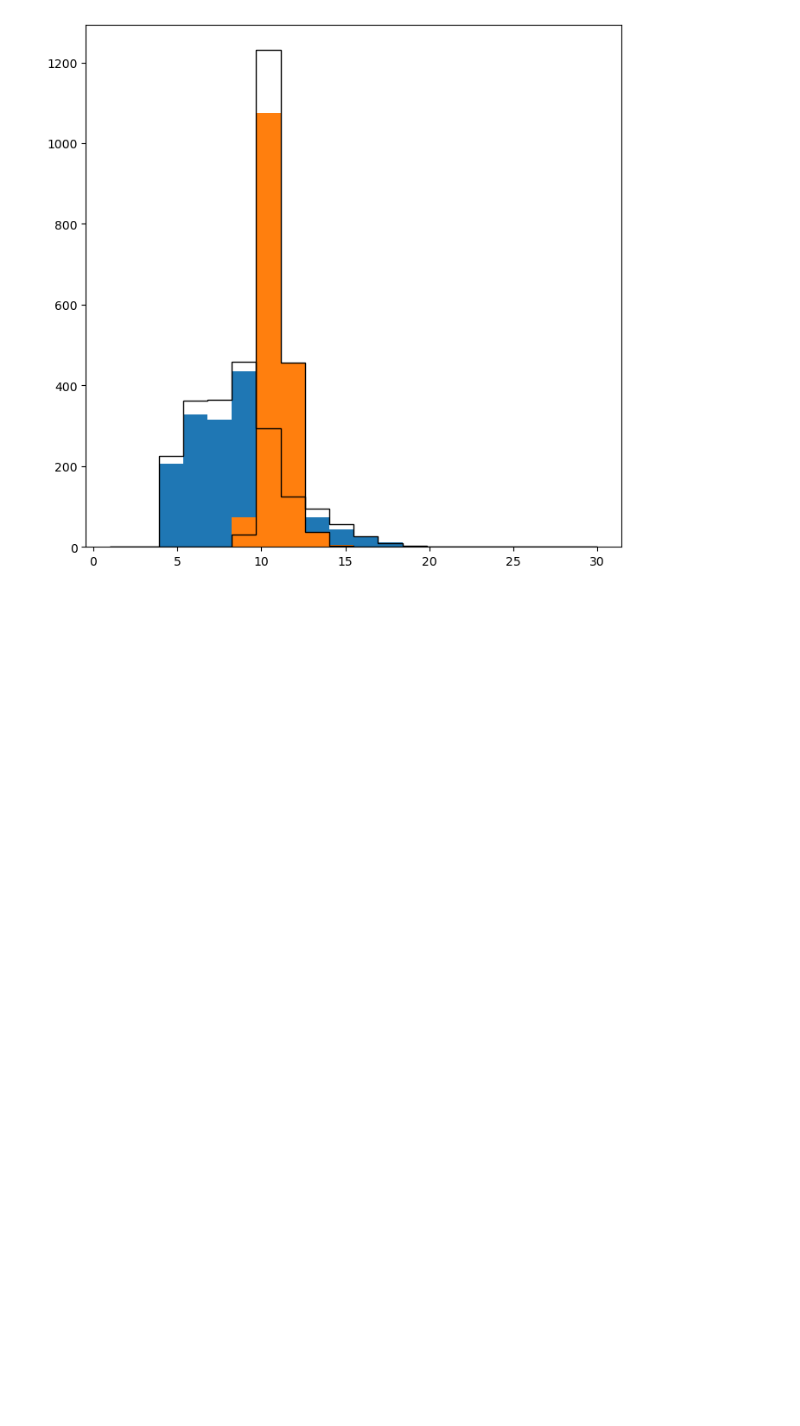
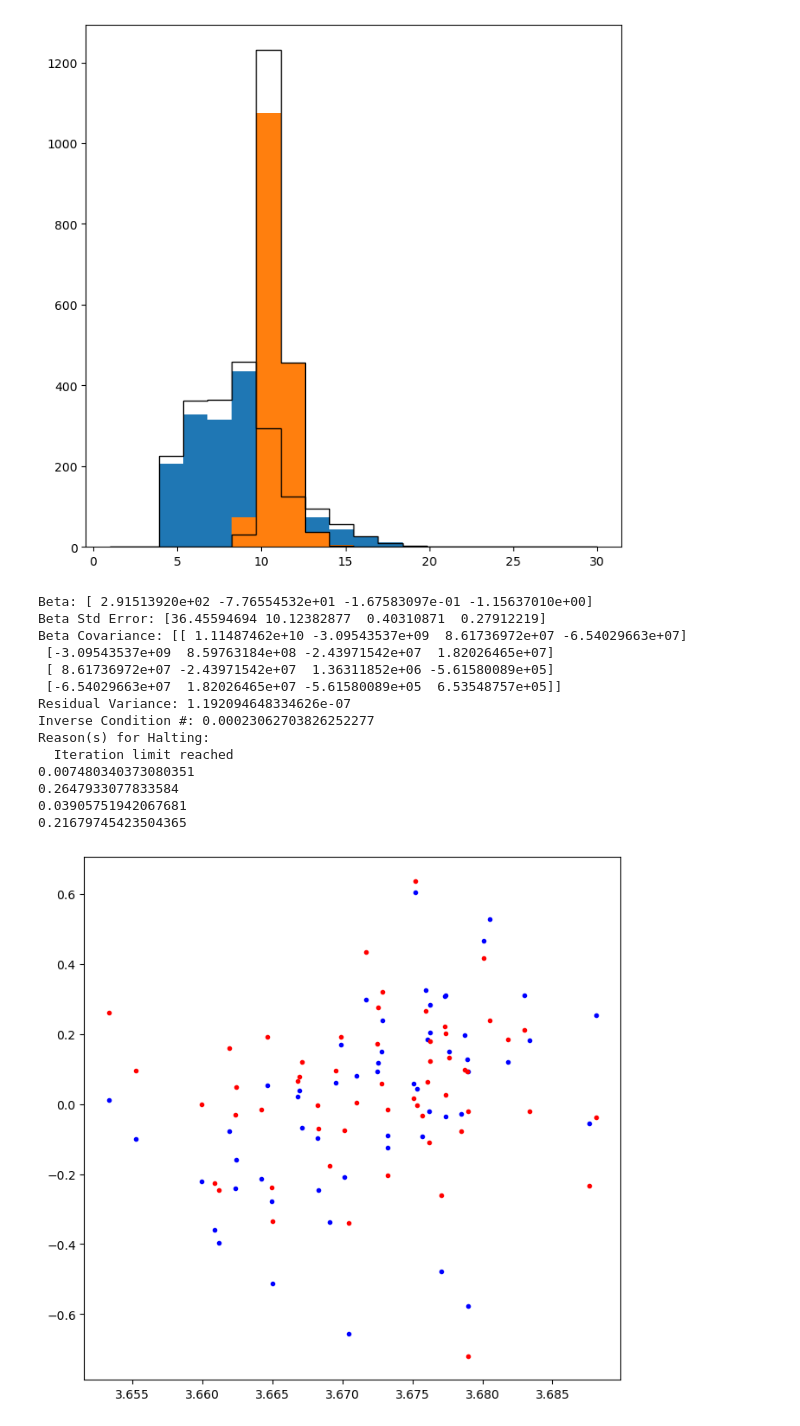
Before and after one commit to pollygecko/sharing-APOGEE_APOKASC, a Jupyter notebook: APOKASC and Gaia Updated Radii Analysis.ipynb, the cells around one changed output. Drawn from its saved outputs; the diff is of its cells as text; code cells hidden in the pictures; blank space fills up the shorter version.

Commit message:
DEV: Started orthoganal fitting

```diff
--- a/APOKASC and Gaia Updated Radii Analysis.ipynb
+++ b/APOKASC and Gaia Updated Radii Analysis.ipynb
@@ -1110,3 +1176,60 @@ plt.hist(R_APO3_final[red_clump], histtype='step', color = 'black', bins = 20, r
         27.1 , 28.55, 30.  ], dtype=float32),
  [<matplotlib.patches.Polygon at 0x...>])
 [figure]
+# %%
+def odr_fit(A, X):
+    x,y,z = X
+    return A[0]+A[1]*x+A[2]*y+A[3]*z
+
+x = [log_Teff_final_RG[index_RG], logg_final_RG[index_RG], FeH_final_RG[index_RG]]
+sx = [Teff_G_err_log[index_RG], logg_final_G_err[index_RG], FeH_final_G_err[index_RG]]
+A1_data = RealData(x, [np.log10(Amp_HV1_RG[index_RG])], sx=sx, sy=[Amp_HV1_err_log_RG[index_RG]])
+linear = Model(odr_fit)
+beta0 = [183.7, -48.0, -0.73, -0.52]
+A1_odr = ODR(A1_data, linear, beta0=beta0)
+A1_output = A1_odr.run()
+A1_output.pprint()
+
+#np.log10(Amp_HV1_RG[index_RG]), sigma=(Amp_HV1_err_log_RG[index_RG]))
+
+#linear = Model(odr_fit), sx=sx, sy=
+#my_data = RealData((log_Teff_final_RG[index_RG], logg_final_RG[index_RG], FeH_final_RG[index_RG]), sx=Teff_G_err_log, sy=logg_final_G_err)#, sz=FeH_final_G_err)
+#myodr = ODR(my_data, linear, beta0=[#?])
+#myoutput = myodr.run()
+#myoutput.pprint()
+
+#x = log_Teff_final_RG[index_RG]
+#y = logg_final_RG[index_RG]
+#z = FeH_final_RG[index_RG]
+#data = odr.Data(x,y,z)
+#odr_obj = odr.ODR(data, odr.multilinear)
+#output = odr_obj.run()
+#print(output.beta)
+figure(figsize=(8,8), dpi=100)
+
+fit_diff_orth = np.log10(Amp_HV1_RG[index_RG])-log_Teff_final_RG[index_RG]*(-7.76554532e+01)-2.91513920e+02-logg_final_RG[index_RG]*(-1.67583097e-01)-FeH_final_RG[index_RG]*(-1.15637010e+00)
+fit_diff_ls = np.log10(Amp_HV1_RG[index_RG])-log_Teff_final_RG[index_RG]*(A1_Rg_s_opt[1])-logg_final_RG[index_RG]*(A1_Rg_s_opt[2])-FeH_final_RG[index_RG]*(A1_Rg_s_opt[3])-A1_Rg_s_opt[0]
+plt.plot(log_Teff_final_RG[index_RG], (np.log10(Amp_HV1_RG[index_RG]))-log_Teff_final_RG[index_RG]*(-7.76554532e+01)-2.91513920e+02-logg_final_RG[index_RG]*(-1.67583097e-01)-FeH_final_RG[index_RG]*(-1.15637010e+00), 'b.') #orth distance fitting
+#plt.plot(log_Teff_final_RG[index_RG], log_Teff_final_RG[index_RG]*(-7.76554532e+01)+2.91513920e+02)
+plt.plot(log_Teff_final_RG[index_RG], (np.log10(Amp_HV1_RG[index_RG]))-log_Teff_final_RG[index_RG]*(A1_Rg_s_opt[1])-logg_final_RG[index_RG]*(A1_Rg_s_opt[2])-FeH_final_RG[index_RG]*(A1_Rg_s_opt[3])-A1_Rg_s_opt[0], 'r.') #least square fitting
+print(np.mean(fit_diff_orth))
+print(np.std(fit_diff_orth))
+
+print(np.mean(fit_diff_ls))
+print(np.std(fit_diff_ls))
+# %% [output]
+Beta: [ 2.91513920e+02 -7.76554532e+01 -1.67583097e-01 -1.15637010e+00]
+Beta Std Error: [36.45594694 10.12382877  0.40310871  0.27912219]
+Beta Covariance: [[ 1.11487462e+10 -3.09543537e+09  8.61736972e+07 -6.54029663e+07]
+ [-3.09543537e+09  8.59763184e+08 -2.43971542e+07  1.82026465e+07]
+ [ 8.61736972e+07 -2.43971542e+07  1.36311852e+06 -5.61580089e+05]
+ [-6.54029663e+07  1.82026465e+07 -5.61580089e+05  6.53548757e+05]]
+Residual Variance: 1.192094648334626e-07
+Inverse Condition #: 0.00023062703826252277
+Reason(s) for Halting:
+  Iteration limit reached
+0.007480340373080351
+0.2647933077833584
+0.03905751942067681
+0.21679745423504365
+[figure, added]
```
Also changed, not shown: parts of 6 cells of this notebook.
